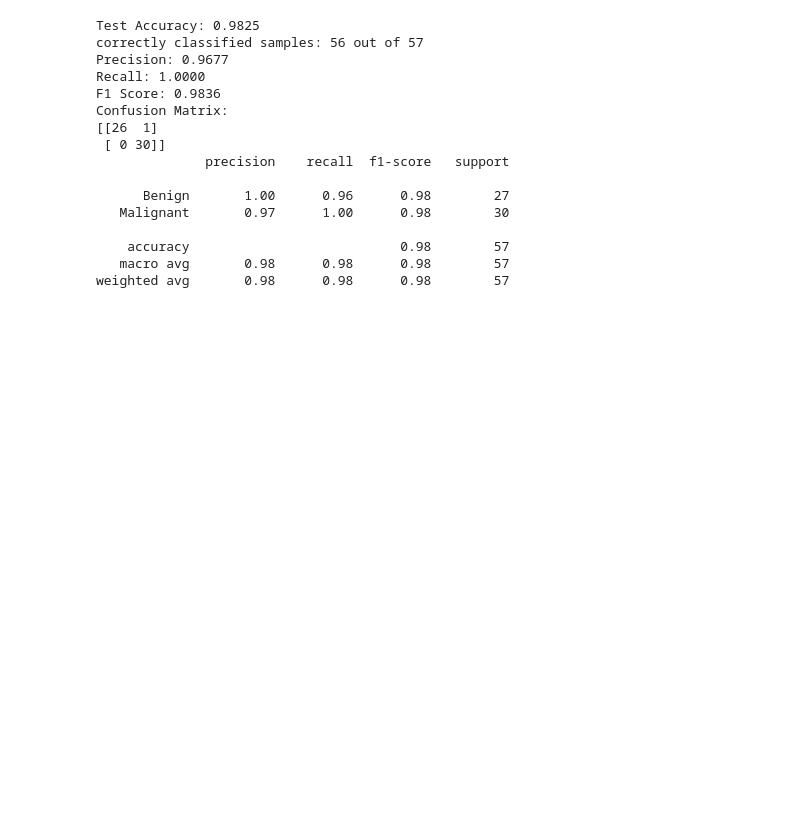
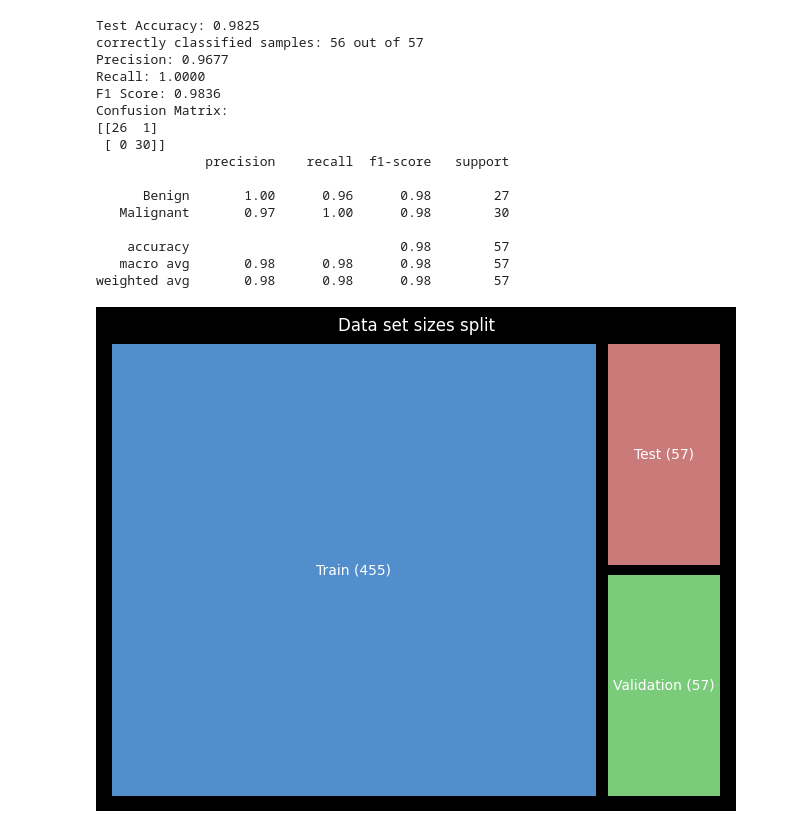
Before and after one commit to archeq/breast-cancer-classification, a Jupyter notebook: breast_cancer_classification.ipynb, the cells around one changed output. Saved outputs shown, nothing was run; the diff lists cells and outputs as text; code cells hidden in the pictures; blank space fills up the shorter version.

Commit message:
added data visualizations and learning curve plots to breast cancer classification notebook

```diff
--- a/breast_cancer_classification.ipynb
+++ b/breast_cancer_classification.ipynb
@@ -149,3 +150,18 @@ Confusion Matrix:
     accuracy                           0.98        57
    macro avg       0.98      0.98      0.98        57
 weighted avg       0.98      0.98      0.98        57
+# %%
+# Random visualizations
+sizes = [len(X_train), len(X_val), len(X_test)]
+total = sum(sizes)
+labels = [f'Train ({len(X_train)})', f'Validation ({len(X_val)})', f'Test ({len(X_test)})']
+colors = ['#66b3ff', '#99ff99', '#ff9999']
+
+plt.figure(figsize=(8, 6))
+squarify.plot(sizes, label=labels, color=colors, alpha=0.8, pad=True)
+
+plt.title("Data set sizes split")
+plt.axis('off') # Turn off axes for better visualization (they're unnecessary for a treemap)
+plt.show()
+# %% [output]
+[figure, added]
```
Also changed, not shown: parts of 2 cells of this notebook.
